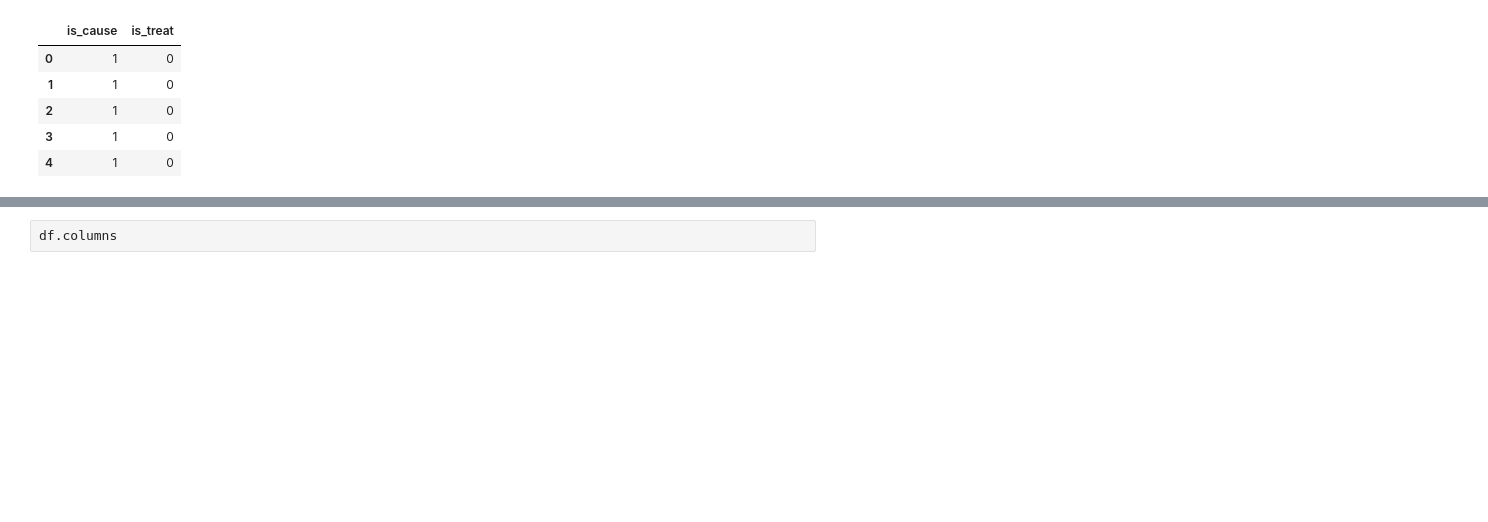
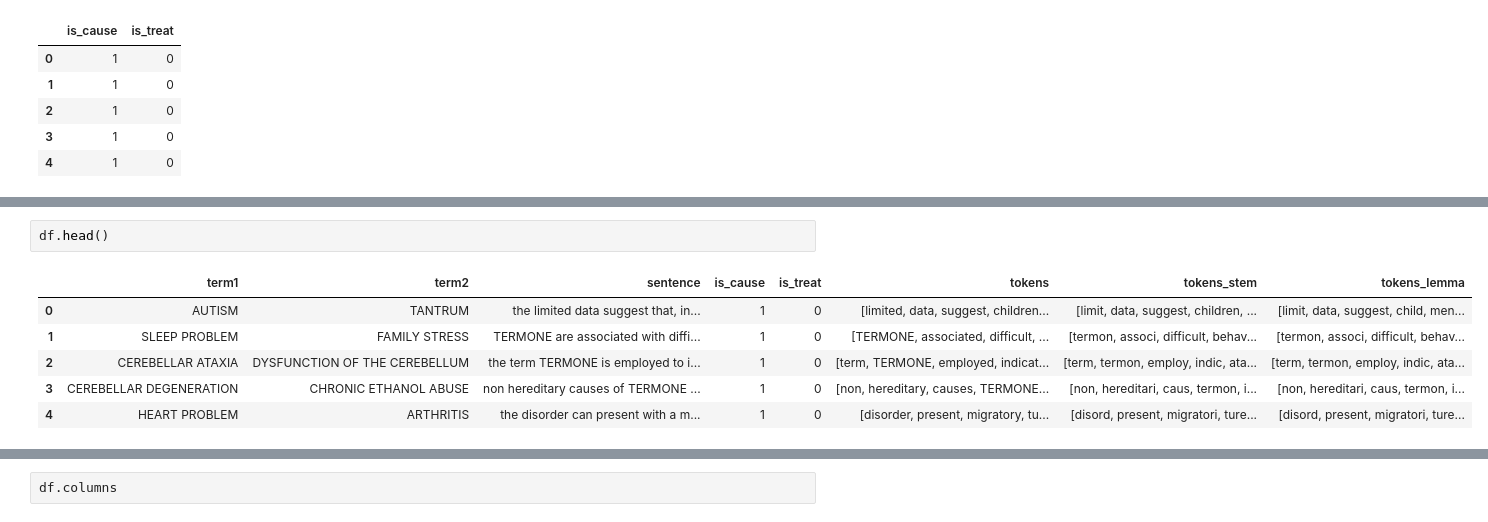
Before and after one commit to anaterovic/NLP, a Jupyter notebook: docs/milestone2.ipynb, the cells around one changed output, grey strips where cells are left out. Drawn from its saved outputs; the diff is of its cells as text; blank space fills up the shorter version.

```diff
--- a/docs/milestone2.ipynb
+++ b/docs/milestone2.ipynb
@@ -186,6 +187,15 @@ Try using .loc[row_indexer,col_indexer] = value instead
 
 See the caveats in the documentation: https://pandas.pydata.org/pandas-docs/stable/user_guide/indexing.html#returning-a-view-versus-a-copy
   df['tokens_lemma'] = df['tokens_stem'].apply(lambda x: [lemmatizer.lemmatize(token) for token in x])
+# %%
+df.head()
+# %% [output]
+|  | term1 | term2 | sentence | is_cause | is_treat | tokens | tokens_stem | tokens_lemma |
+| 0 | AUTISM | TANTRUM | the limited data suggest that, in... | 1 | 0 | [limited, data, suggest, children... | [limit, data, suggest, children, ... | [limit, data, suggest, child, men... |
+| 1 | SLEEP PROBLEM | FAMILY STRESS | TERMONE are associated with diffi... | 1 | 0 | [TERMONE, associated, difficult, ... | [termon, associ, difficult, behav... | [termon, associ, difficult, behav... |
+| 2 | CEREBELLAR ATAXIA | DYSFUNCTION OF THE CEREBELLUM | the term TERMONE is employed to i... | 1 | 0 | [term, TERMONE, employed, indicat... | [term, termon, employ, indic, ata... | [term, termon, employ, indic, ata... |
+| 3 | CEREBELLAR DEGENERATION | CHRONIC ETHANOL ABUSE | non hereditary causes of TERMONE ... | 1 | 0 | [non, hereditary, causes, TERMONE... | [non, hereditari, caus, termon, i... | [non, hereditari, caus, termon, i... |
+| 4 | HEART PROBLEM | ARTHRITIS | the disorder can present with a m... | 1 | 0 | [disorder, present, migratory, tu... | [disord, present, migratori, ture... | [disord, present, migratori, ture... |
 # %%
 import spacy
 import networkx as nx
```
Also changed, not shown: parts of 15 cells of this notebook, 34 other files.
